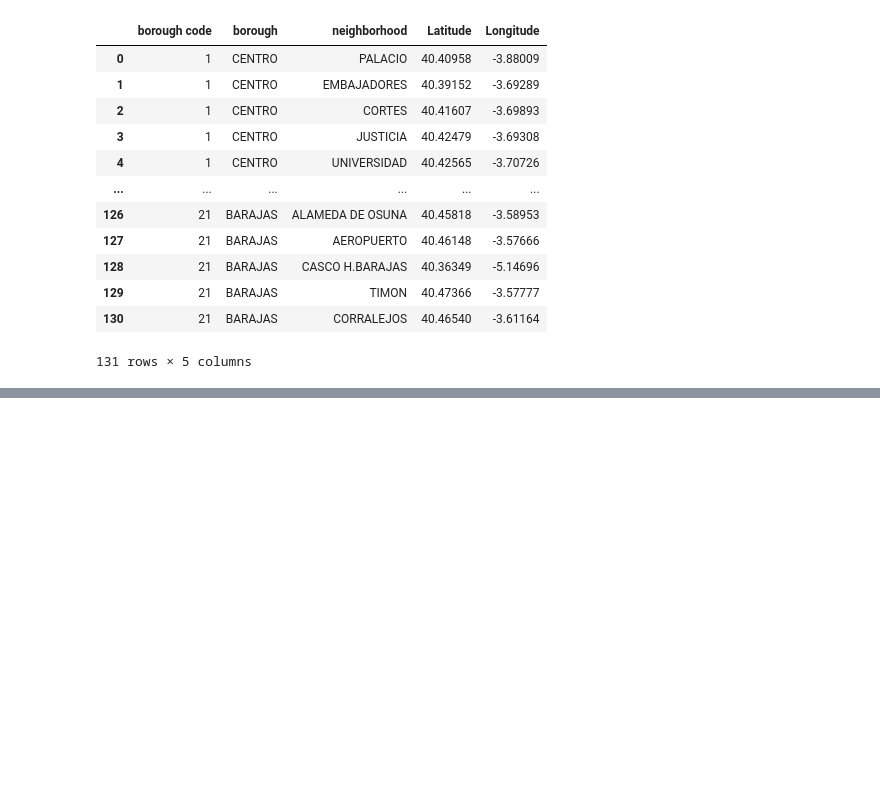
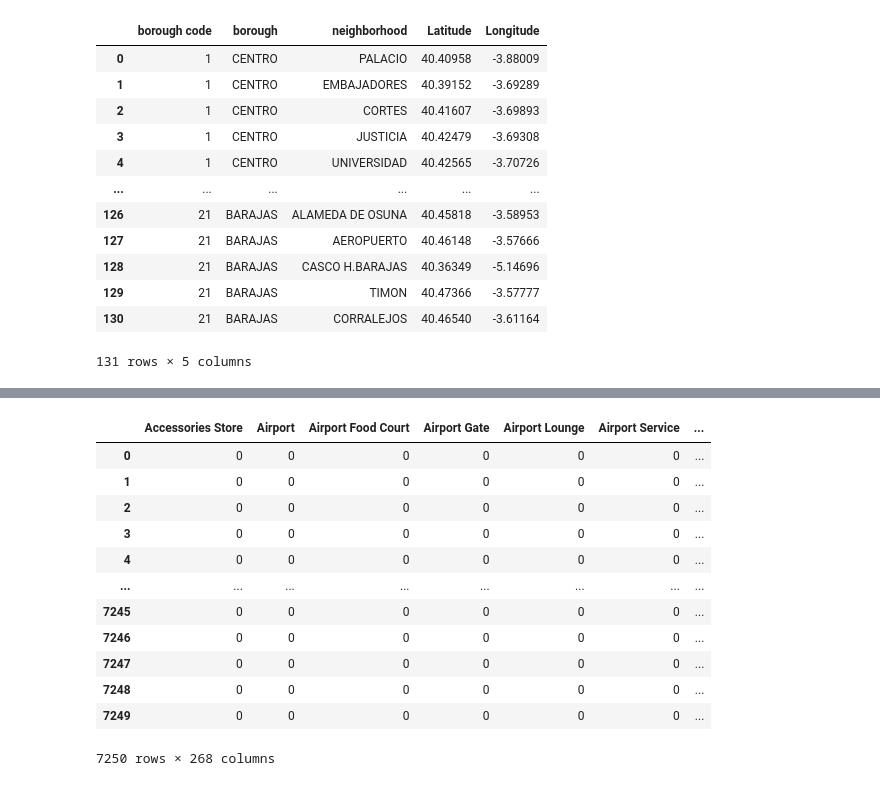
Before and after one commit to Rafa-SP/Battle-of-the-neighborhoods-Madrid, a Jupyter notebook: Battle-of-the-neighborhoods-madrid.ipynb, the cells around one changed output, grey strips where cells are left out. Saved outputs shown, nothing was run; the diff lists cells and outputs as text; code cells hidden in the pictures; blank space fills up the shorter version.

```diff
--- a/Battle-of-the-neighborhoods-madrid.ipynb
+++ b/Battle-of-the-neighborhoods-madrid.ipynb
@@ -211,0 +270,17 @@ ACCESS_TOKEN = 'DNODNBNHFAMUNV0MCNQUWXR4RRSCD4QPPAUTQNWZLAEC544E' # your FourSqu
+# %%
+madrid_onehot = pd.get_dummies(madrid_venues[['venue Category']], prefix="", prefix_sep="")
+madrid_onehot
+# %% [output]
+|  | Accessories Store | Airport | Airport Food Court | Airport Gate | Airport Lounge | Airport Service | ... |
+| 0 | 0 | 0 | 0 | 0 | 0 | 0 | ... |
+| 1 | 0 | 0 | 0 | 0 | 0 | 0 | ... |
+| 2 | 0 | 0 | 0 | 0 | 0 | 0 | ... |
+| 3 | 0 | 0 | 0 | 0 | 0 | 0 | ... |
+| 4 | 0 | 0 | 0 | 0 | 0 | 0 | ... |
+| ... | ... | ... | ... | ... | ... | ... | ... |
+| 7245 | 0 | 0 | 0 | 0 | 0 | 0 | ... |
+| 7246 | 0 | 0 | 0 | 0 | 0 | 0 | ... |
+| 7247 | 0 | 0 | 0 | 0 | 0 | 0 | ... |
+| 7248 | 0 | 0 | 0 | 0 | 0 | 0 | ... |
+| 7249 | 0 | 0 | 0 | 0 | 0 | 0 | ... |
+7250 rows × 268 columns
```
Also changed, not shown: parts of 21 cells of this notebook.
